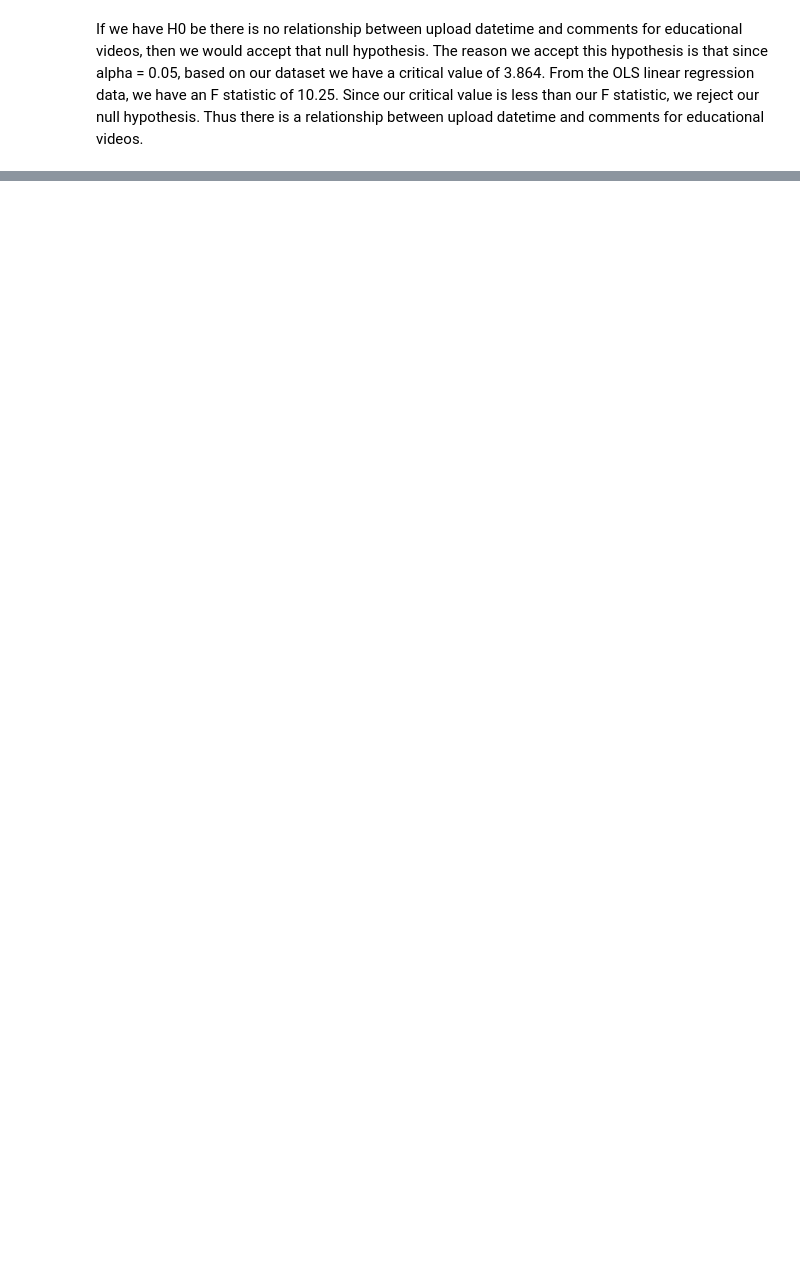
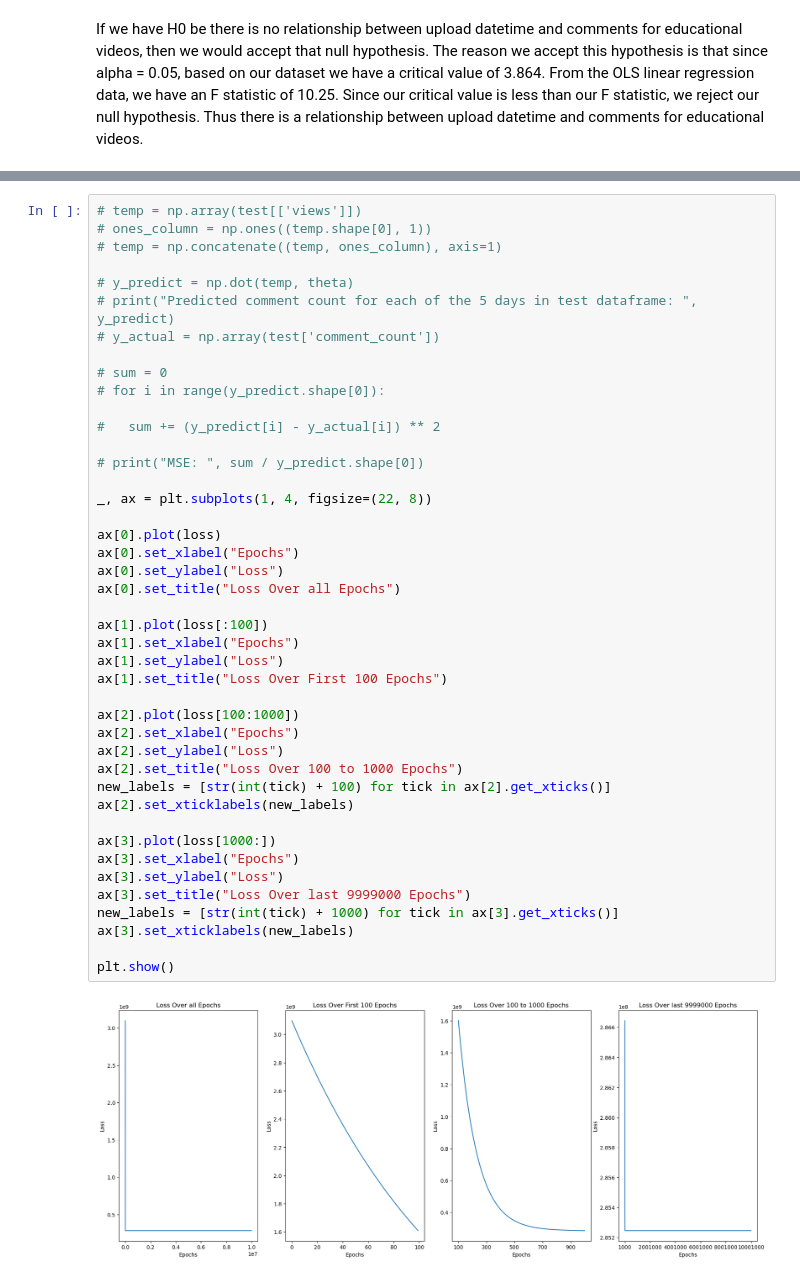
Before and after one commit to alec-luterman/320_final, a Jupyter notebook: 320_Final.ipynb, the cells around one changed output, grey strips where cells are left out. Drawn from its saved outputs; the diff is of its cells as text; blank space fills up the shorter version.

Commit message:
Fixed Gradient Descent and Displayed Loss Over Epochs

```diff
--- a/320_Final.ipynb
+++ b/320_Final.ipynb
@@ -728,0 +755,45 @@ ValueError: shapes (2,412) and (16985,412) not aligned: 412 (dim 1) != 16985 (di
+# %%
+# temp = np.array(test[['views']])
+# ones_column = np.ones((temp.shape[0], 1))
+# temp = np.concatenate((temp, ones_column), axis=1)
+
+# y_predict = np.dot(temp, theta)
+# print("Predicted comment count for each of the 5 days in test dataframe: ", y_predict)
+# y_actual = np.array(test['comment_count'])
+
+# sum = 0
+# for i in range(y_predict.shape[0]):
+
+# 	sum += (y_predict[i] - y_actual[i]) ** 2
+
+# print("MSE: ", sum / y_predict.shape[0])
+
+_, ax = plt.subplots(1, 4, figsize=(22, 8))
+
+ax[0].plot(loss)
+ax[0].set_xlabel("Epochs")
+ax[0].set_ylabel("Loss")
+ax[0].set_title("Loss Over all Epochs")
+
+ax[1].plot(loss[:100])
+ax[1].set_xlabel("Epochs")
+ax[1].set_ylabel("Loss")
+ax[1].set_title("Loss Over First 100 Epochs")
+
+ax[2].plot(loss[100:1000])
+ax[2].set_xlabel("Epochs")
+ax[2].set_ylabel("Loss")
+ax[2].set_title("Loss Over 100 to 1000 Epochs")
+new_labels = [str(int(tick) + 100) for tick in ax[2].get_xticks()]
+ax[2].set_xticklabels(new_labels)
+
+ax[3].plot(loss[1000:])
+ax[3].set_xlabel("Epochs")
+ax[3].set_ylabel("Loss")
+ax[3].set_title("Loss Over last 9999000 Epochs")
+new_labels = [str(int(tick) + 1000) for tick in ax[3].get_xticks()]
+ax[3].set_xticklabels(new_labels)
+
+plt.show()
+# %% [output]
+[figure, added]
```
Also changed, not shown: parts of 15 cells of this notebook.
